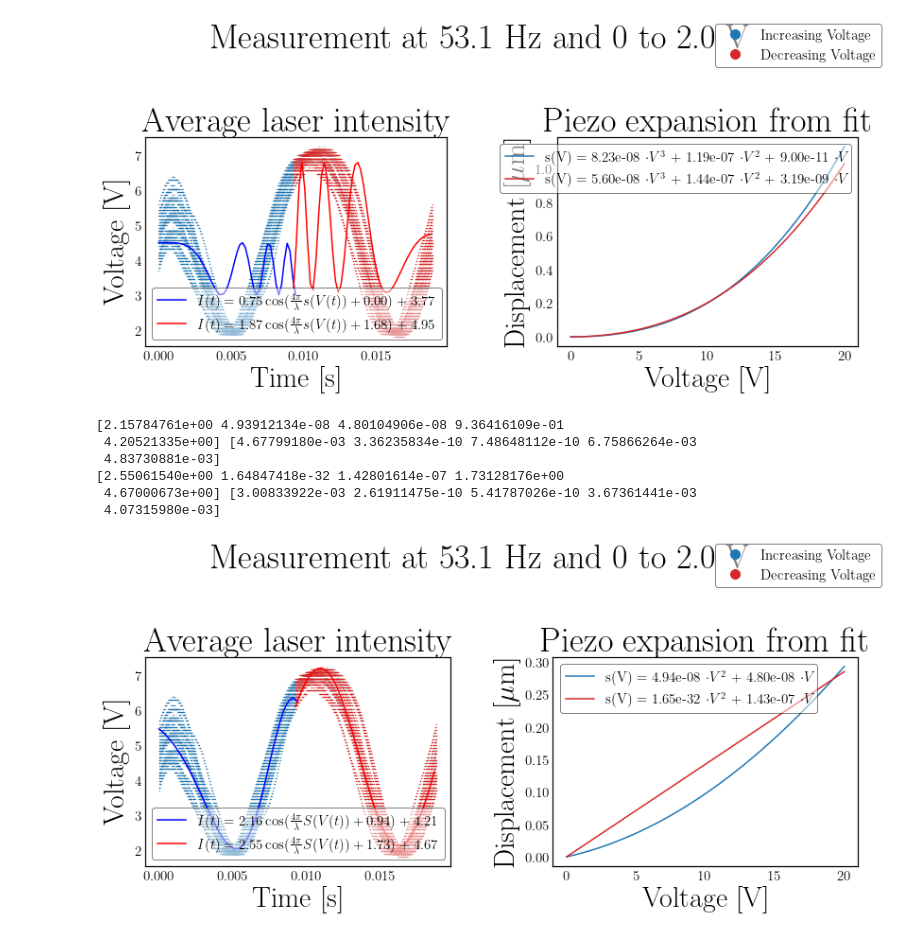
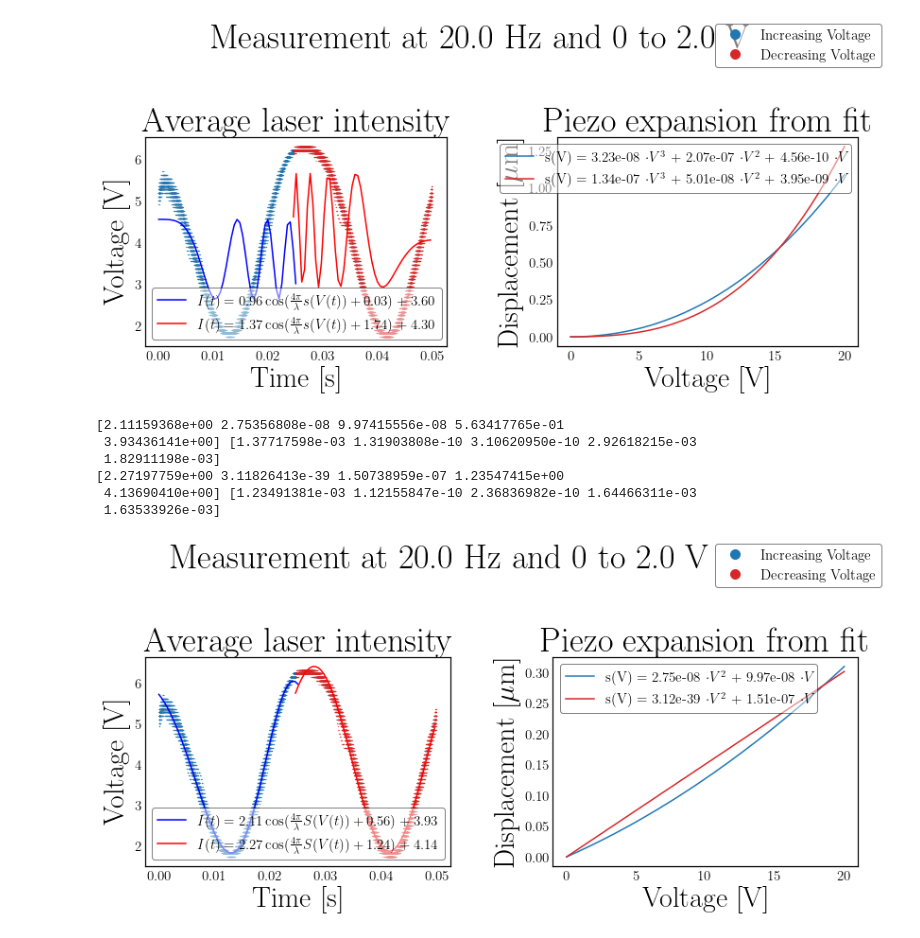
Before and after one commit to Emiliuhre/Labgruppe-Eksperimentiel-Fysik-2, a Jupyter notebook: Exercise 2/Databehandling/Databehandling.ipynb, the cells around one changed output. Cells and saved outputs as stored; diff of their text form; code cells hidden in the pictures.

```diff
--- a/Exercise 2/Databehandling/Databehandling.ipynb
+++ b/Exercise 2/Databehandling/Databehandling.ipynb
@@ -17,7 +17,7 @@ plt.rc("xtick.major", width = 1)
 plt.rc("legend", fontsize = 15, framealpha = 0.5, edgecolor = "black", fancybox = True)
 # %%
 #data = pd.read_csv("../Data/Day 2/5.36Hz2V.csv", sep = ",")
-filename = "../Data/Day 3/53.1Hz2V.txt"
+filename = "../Data/Day 3/20Hz2V.txt"
 data = pd.read_table(filename)
 
 match = re.search(r"([\d\.]+)Hz([\d\.]+)V", filename)
@@ -252,7 +250,7 @@ fig.tight_layout()
 
 #fig.savefig(f"../Figures/IntensityFitThirdDegree({f:.1f}Hz{Vmax:.1f}V).svg")
 # %% [output]
-[figure, old version]
+[figure, new version]
 # %%
 a0 = (channel_a.max() - channel_a.min()) / 2
 d0 = (channel_a.max() + channel_a.min()) / 2
@@ -271,12 +269,12 @@ fit_func_down = lambda t, a, b1,b2, c, d: a*np.cos(2*np.pi / lamb * 2 * (b1 * V_
 fit_down = curve_fit(fit_func_down, new_time_down, new_channel_a_down, p0, maxfev = 10000, bounds = (lower_bounds, upper_bounds))
 print(fit_down[0], np.sqrt(np.diag(fit_down[1])))
 # %% [output]
-[2.15784761e+00 4.93912134e-08 4.80104906e-08 9.36416109e-01
- 4.20521335e+00] [4.67799180e-03 3.36235834e-10 7.48648112e-10 6.75866264e-03
- 4.83730881e-03]
-[2.55061540e+00 1.64847418e-32 1.42801614e-07 1.73128176e+00
- 4.67000673e+00] [3.00833922e-03 2.61911475e-10 5.41787026e-10 3.67361441e-03
- 4.07315980e-03]
+[2.11159368e+00 2.75356808e-08 9.97415556e-08 5.63417765e-01
+ 3.93436141e+00] [1.37717598e-03 1.31903808e-10 3.10620950e-10 2.92618215e-03
+ 1.82911198e-03]
+[2.27197759e+00 3.11826413e-39 1.50738959e-07 1.23547415e+00
+ 4.13690410e+00] [1.23491381e-03 1.12155847e-10 2.36836982e-10 1.64466311e-03
+ 1.63533926e-03]
 # %%
 fig, axes = plt.subplots(1,2)
 
@@ -284,35 +282,35 @@ axes[0].plot(new_time_up, new_channel_a_up, "o", markersize = 0.1, color="C0", l
 axes[0].plot(new_time_down + new_time_up[-1], new_channel_a_down, "o", markersize = 0.1, color="C3", label = "Decreasing Voltage")
 fig.legend(markerscale = 100)
 
 t = np.linspace(0, T/2)
 a,b1,b2,c,d = fit_up[0]
 label_up = f"$I(t) = {a:.2f}\\cos(\\frac{{4\\pi}}{{\\lambda}}S(V(t)) + {c:.2f}) + {d:.2f}$"
 plot1, = axes[0].plot(t, fit_func_up(t,*fit_up[0]), color = "blue", label = label_up)
 a,b1,b2,c,d = fit_down[0]
 label_down = f"$I(t) = {a:.2f}\\cos(\\frac{{4\\pi}}{{\\lambda}}S(V(t)) + {c:.2f}) + {d:.2f}$"
 plot2, = axes[0].plot(t + new_time_up[-1], fit_func_down(t,*fit_down[0]), color = "red", label = label_down)
 axes[0].legend(handles = (plot1,plot2), loc = "lower left")
 
 ax.plot(times, tops, "+", color = "C3", label = "Peaks")
 axes[0].set_xlabel("Time [s]")
 axes[0].set_ylabel("Voltage [V]")
 axes[0].set_title(f"Average laser intensity")
 
 a,b1,b2,c,d = fit_up[0]
 axes[1].plot(V_up(t) * 10, (b1 * V_up(t)**2 + b2 * V_up(t)) * 1e6, color = "C0", label = f"s(V) = {b1:.2e} $\\cdot V^2$ + {b2:.2e} $\\cdot V$")
 a,b1,b2,c,d = fit_down[0]
 axes[1].plot(V_down(t) * 10,  (b1 * V_down(t)**2 + b2 * V_down(t)) * 1e6, color = "C3", label = f"s(V) = {b1:.2e} $\\cdot V^2$ + {b2:.2e} $\\cdot V$")
 axes[1].set_xlabel("Voltage [V]")
 axes[1].set_ylabel("Displacement [$\\mu$m]")
 axes[1].set_title(f"Piezo expansion from fit")
 axes[1].legend()
 
-fig.suptitle(f"Measurement at {f} Hz and 0 to {Vmax} V")
+fig.suptitle(f"Measurement at {f} Hz and 0 to {Vmax} V", x = 0.45)
 fig.tight_layout()
 
 fig.savefig(f"../Figures/IntensityFitSecondDegree({f:.1f}Hz{Vmax:.1f}V).svg")
 # %% [output]
-[figure, old version]
+[figure, new version]
 # %%
 # V_up = new_time_up * Vmax / new_time_up.max()
 # I = new_channel_a_up
```
Also changed, not shown: parts of 4 cells of this notebook, 5 other files.
